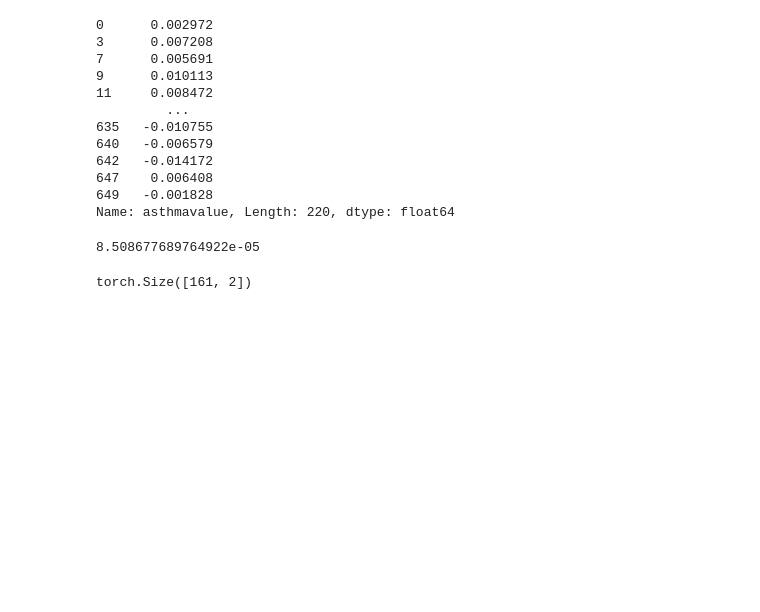
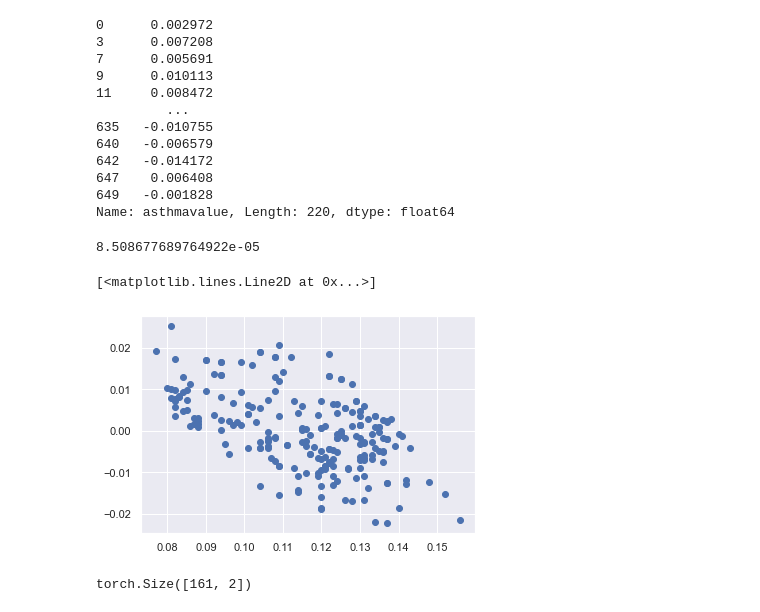
Before and after one commit to nfriedb1/DS4PH-Capstone-Neta-Xiang, a Jupyter notebook: DataSetUp.ipynb, the cells around one changed output. Drawn from its saved outputs; the diff is of its cells as text; code cells hidden in the pictures; blank space fills up the shorter version.

```diff
--- a/DataSetUp.ipynb
+++ b/DataSetUp.ipynb
@@ -113,6 +113,13 @@ Name: asthmavalue, Length: 220, dtype: float64
 (error1**2).mean()
 # %% [output]
 8.508677689764922e-05
+# %%
+asthmavalue = df.asthmavalue
+# %%
+plt.plot(asthmavalue, error1, 'o')
+# %% [output]
+[<matplotlib.lines.Line2D at 0x...>]
+[figure, added]
 # %%
 ## NEURAL NETWORK (MODEL 1) ##
 # %%
```
Also changed, not shown: parts of 1 cell of this notebook.
